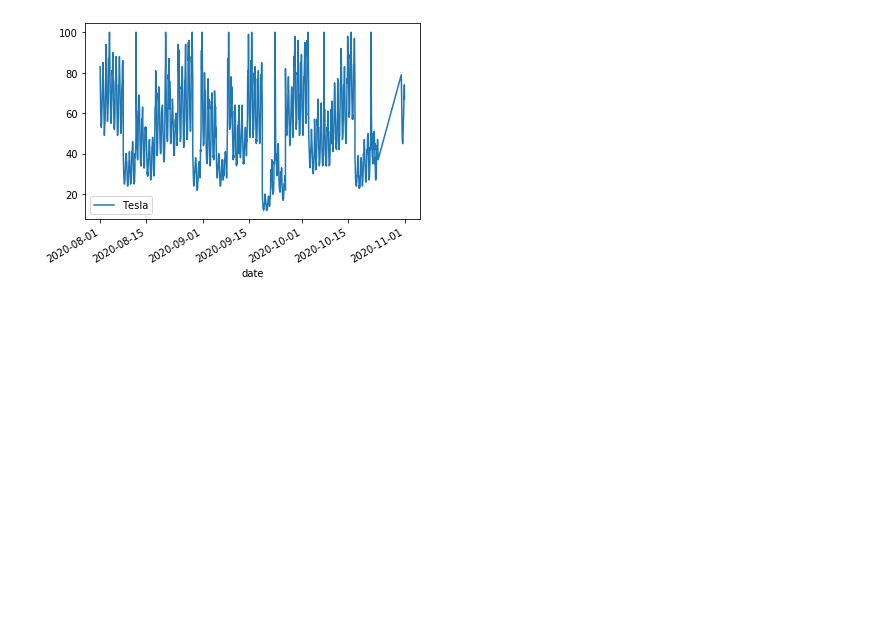
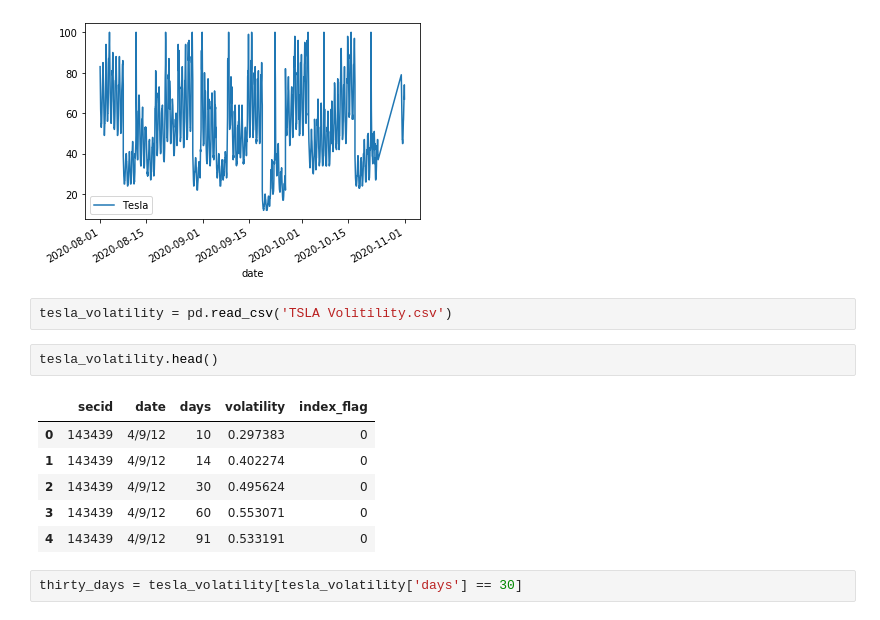
Before and after one commit to evilpegasus/google-trends-financial-modeling, a Jupyter notebook: clean_data.ipynb, the cells around one changed output. Saved outputs shown, nothing was run; the diff lists cells and outputs as text; blank space fills up the shorter version.

```diff
--- a/clean_data.ipynb
+++ b/clean_data.ipynb
@@ -90,3 +107,16 @@ hourly_trend.plot()
 # %% [output]
 <matplotlib.axes._subplots.AxesSubplot at 0x...>
 [figure]
+# %%
+tesla_volatility = pd.read_csv('TSLA Volitility.csv')
+# %%
+tesla_volatility.head()
+# %% [output]
+|  | secid | date | days | volatility | index_flag |
+| 0 | 143439 | 4/9/12 | 10 | 0.297383 | 0 |
+| 1 | 143439 | 4/9/12 | 14 | 0.402274 | 0 |
+| 2 | 143439 | 4/9/12 | 30 | 0.495624 | 0 |
+| 3 | 143439 | 4/9/12 | 60 | 0.553071 | 0 |
+| 4 | 143439 | 4/9/12 | 91 | 0.533191 | 0 |
+# %%
+thirty_days = tesla_volatility[tesla_volatility['days'] == 30]
```
Also changed, not shown: parts of 7 cells of this notebook, 1 other file.
